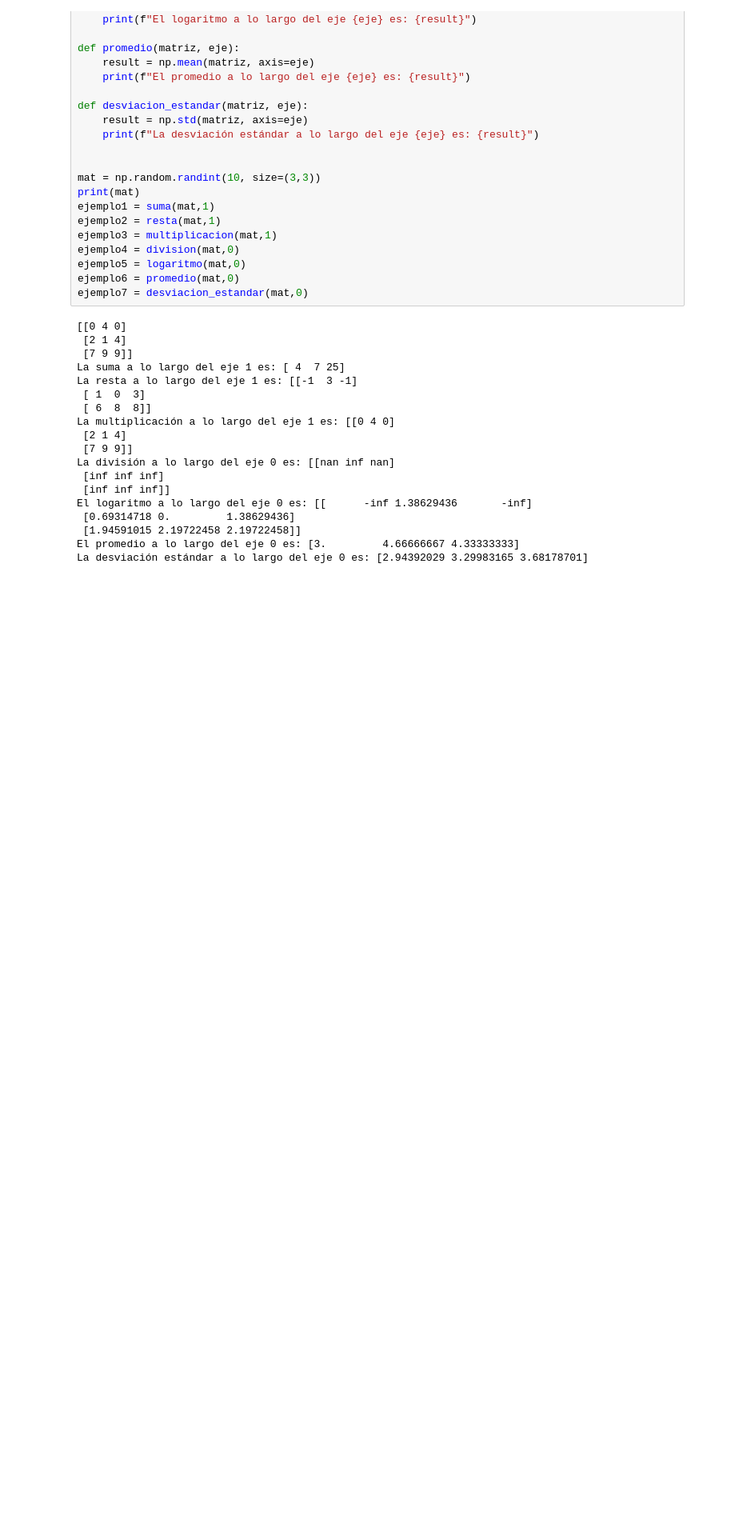
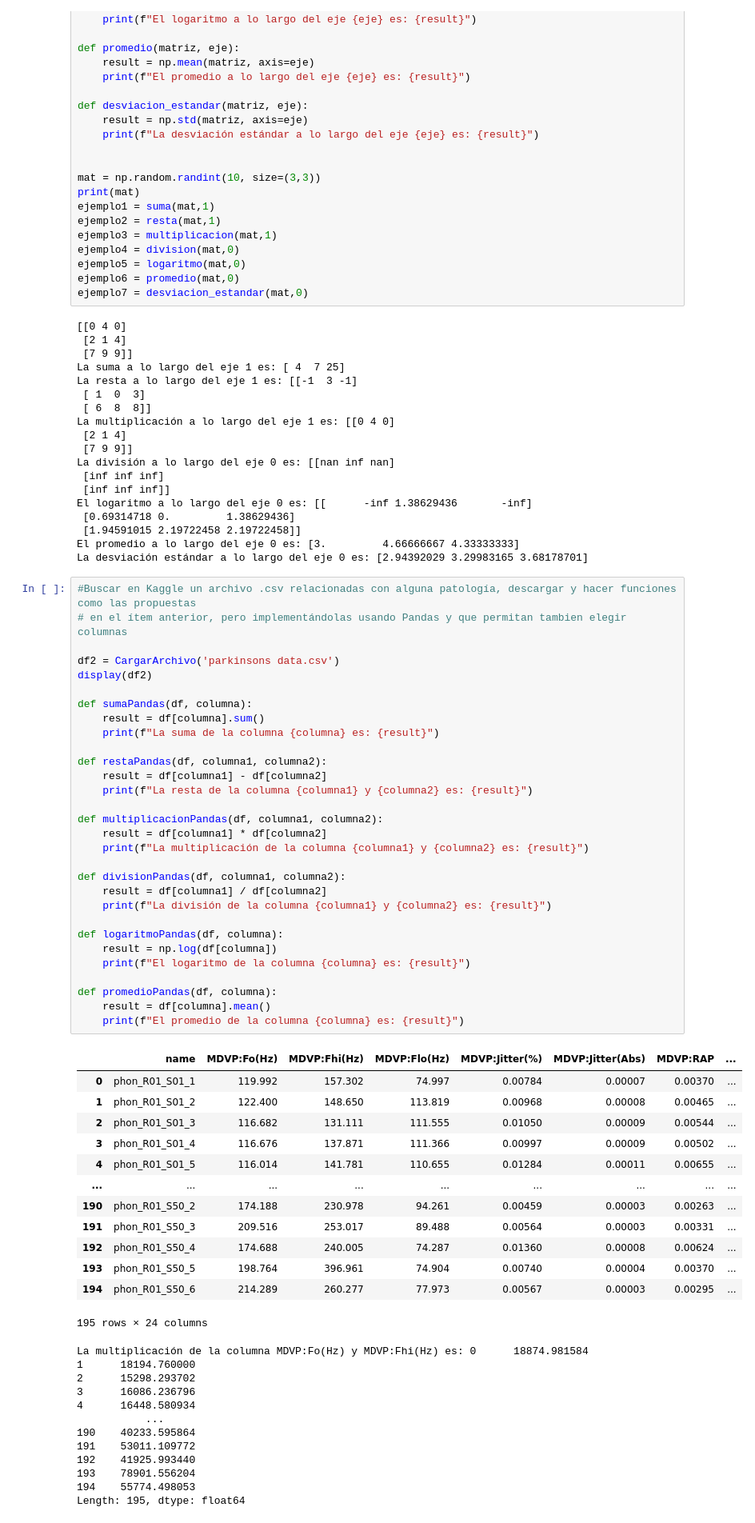
Before and after one commit to ISABELpolania18/Taller-yesid, a Jupyter notebook: taller.ipynb, the cells around one changed output. Shown: that part at 80% size. Cells and saved outputs as stored; diff of their text form; blank space fills up the shorter version.

```diff
--- a/taller.ipynb
+++ b/taller.ipynb
@@ -120,3 +120,59 @@ El logaritmo a lo largo del eje 0 es: [[      -inf 1.38629436       -inf]
  [1.94591015 2.19722458 2.19722458]]
 El promedio a lo largo del eje 0 es: [3.         4.66666667 4.33333333]
 La desviación estándar a lo largo del eje 0 es: [2.94392029 3.29983165 3.68178701]
+# %%
+#Buscar en Kaggle un archivo .csv relacionadas con alguna patología, descargar y hacer funciones como las propuestas
+# en el ítem anterior, pero implementándolas usando Pandas y que permitan tambien elegir columnas
+
+df2 = CargarArchivo('parkinsons data.csv')
+display(df2)
+
+def sumaPandas(df, columna):
+    result = df[columna].sum()
+    print(f"La suma de la columna {columna} es: {result}")
+
+def restaPandas(df, columna1, columna2):
+    result = df[columna1] - df[columna2]
+    print(f"La resta de la columna {columna1} y {columna2} es: {result}")
+
+def multiplicacionPandas(df, columna1, columna2):
+    result = df[columna1] * df[columna2]
+    print(f"La multiplicación de la columna {columna1} y {columna2} es: {result}")
+
+def divisionPandas(df, columna1, columna2):
+    result = df[columna1] / df[columna2]
+    print(f"La división de la columna {columna1} y {columna2} es: {result}")
+
+def logaritmoPandas(df, columna):
+    result = np.log(df[columna])
+    print(f"El logaritmo de la columna {columna} es: {result}")
+
+def promedioPandas(df, columna):
+    result = df[columna].mean()
+    print(f"El promedio de la columna {columna} es: {result}")
+# %% [output]
+|  | name | MDVP:Fo(Hz) | MDVP:Fhi(Hz) | MDVP:Flo(Hz) | MDVP:Jitter(%) | MDVP:Jitter(Abs) | MDVP:RAP | ... |
+| 0 | phon_R01_S01_1 | 119.992 | 157.302 | 74.997 | 0.00784 | 0.00007 | 0.00370 | ... |
+| 1 | phon_R01_S01_2 | 122.400 | 148.650 | 113.819 | 0.00968 | 0.00008 | 0.00465 | ... |
+| 2 | phon_R01_S01_3 | 116.682 | 131.111 | 111.555 | 0.01050 | 0.00009 | 0.00544 | ... |
+| 3 | phon_R01_S01_4 | 116.676 | 137.871 | 111.366 | 0.00997 | 0.00009 | 0.00502 | ... |
+| 4 | phon_R01_S01_5 | 116.014 | 141.781 | 110.655 | 0.01284 | 0.00011 | 0.00655 | ... |
+| ... | ... | ... | ... | ... | ... | ... | ... | ... |
+| 190 | phon_R01_S50_2 | 174.188 | 230.978 | 94.261 | 0.00459 | 0.00003 | 0.00263 | ... |
+| 191 | phon_R01_S50_3 | 209.516 | 253.017 | 89.488 | 0.00564 | 0.00003 | 0.00331 | ... |
+| 192 | phon_R01_S50_4 | 174.688 | 240.005 | 74.287 | 0.01360 | 0.00008 | 0.00624 | ... |
+| 193 | phon_R01_S50_5 | 198.764 | 396.961 | 74.904 | 0.00740 | 0.00004 | 0.00370 | ... |
+| 194 | phon_R01_S50_6 | 214.289 | 260.277 | 77.973 | 0.00567 | 0.00003 | 0.00295 | ... |
+195 rows × 24 columns
+La multiplicación de la columna MDVP:Fo(Hz) y MDVP:Fhi(Hz) es: 0      18874.981584
+1      18194.760000
+2      15298.293702
+3      16086.236796
+4      16448.580934
+           ...
+190    40233.595864
+191    53011.109772
+192    41925.993440
+193    78901.556204
+194    55774.498053
+Length: 195, dtype: float64
```
Also changed, not shown: parts of 1 cell of this notebook.
